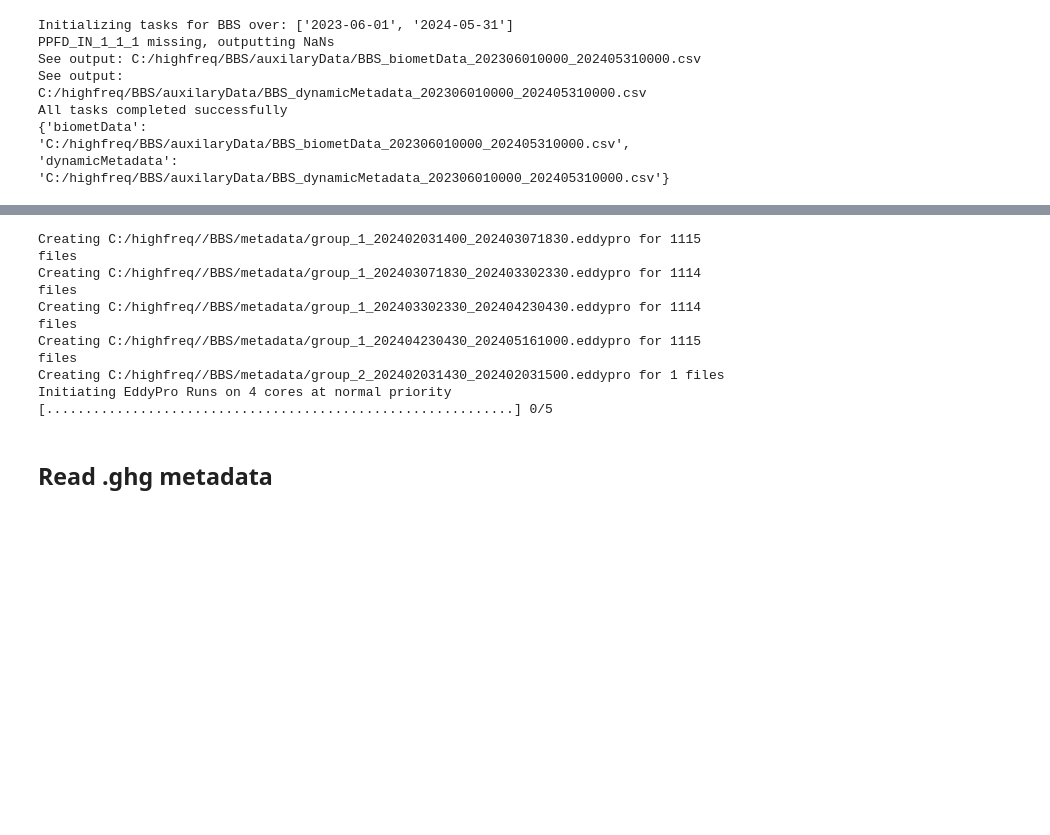
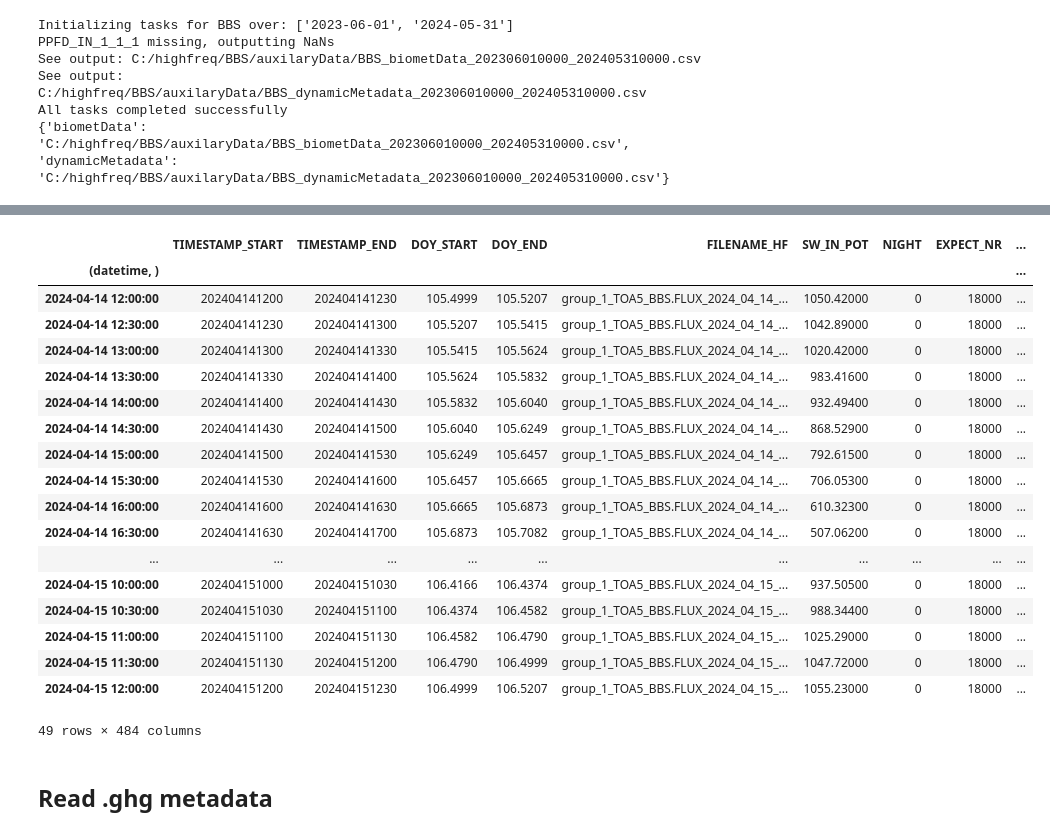
Before and after one commit to June-Skeeter/EddyPro_API, a Jupyter notebook: Testing.ipynb, the cells around one changed output, grey strips where cells are left out. Saved outputs shown, nothing was run; the diff lists cells and outputs as text; code cells hidden in the pictures; blank space fills up the shorter version.

Commit message:
fixed bugs blocking proper column identification

```diff
--- a/Testing.ipynb
+++ b/Testing.ipynb
@@ -90,37 +198,25 @@ Filter Flags
-# %%
-# Cospectral correction options
-hf_meth = {
-    'Moncrieff et al. (1997)':1,
-    'Horst (1997)':2,
-    'Ibrom et al. (2007)':3,
-    'Fratini et al. (2012)':4, # Recommended , when sufficient data (>1 month) are available
-    'Massman (2000, 2001)':5
-}
-
-userDefinedEddyProSettings = {
-    'Project':{
-        'hf_meth':hf_meth['Fratini et al. (2012)'],
-        },
-    'RawProcess_Settings':{
-        'v_offset':0.08,
-        },
-    }
-
-import eddyProAPI
-import importlib
-importlib.reload(eddyProAPI)
-
-siteID = 'BBS'
-
-eP = eddyProAPI.runEP(siteID,userDefinedEddyProSettings=userDefinedEddyProSettings,processes=4,**auxilaryDpaths)
-# %% [output]
-Creating C:/highfreq//BBS/metadata/group_1_202402031400_202403071830.eddypro for 1115 files
-Creating C:/highfreq//BBS/metadata/group_1_202403071830_202403302330.eddypro for 1114 files
-Creating C:/highfreq//BBS/metadata/group_1_202403302330_202404230430.eddypro for 1114 files
-Creating C:/highfreq//BBS/metadata/group_1_202404230430_202405161000.eddypro for 1115 files
-Creating C:/highfreq//BBS/metadata/group_2_202402031430_202402031500.eddypro for 1 files
-Initiating EddyPro Runs on 4 cores at normal priority
-[............................................................] 0/5
+# %%
+Temp
+# %% [output]
+|  | TIMESTAMP_START | TIMESTAMP_END | DOY_START | DOY_END | FILENAME_HF | SW_IN_POT | NIGHT | EXPECT_NR | ... |
+| (datetime, ) |  |  |  |  |  |  |  |  | ... |
+| 2024-04-14 12:00:00 | 202404141200 | 202404141230 | 105.4999 | 105.5207 | group_1_TOA5_BBS.FLUX_2024_04_14_... | 1050.42000 | 0 | 18000 | ... |
+| 2024-04-14 12:30:00 | 202404141230 | 202404141300 | 105.5207 | 105.5415 | group_1_TOA5_BBS.FLUX_2024_04_14_... | 1042.89000 | 0 | 18000 | ... |
+| 2024-04-14 13:00:00 | 202404141300 | 202404141330 | 105.5415 | 105.5624 | group_1_TOA5_BBS.FLUX_2024_04_14_... | 1020.42000 | 0 | 18000 | ... |
+| 2024-04-14 13:30:00 | 202404141330 | 202404141400 | 105.5624 | 105.5832 | group_1_TOA5_BBS.FLUX_2024_04_14_... | 983.41600 | 0 | 18000 | ... |
+| 2024-04-14 14:00:00 | 202404141400 | 202404141430 | 105.5832 | 105.6040 | group_1_TOA5_BBS.FLUX_2024_04_14_... | 932.49400 | 0 | 18000 | ... |
+| 2024-04-14 14:30:00 | 202404141430 | 202404141500 | 105.6040 | 105.6249 | group_1_TOA5_BBS.FLUX_2024_04_14_... | 868.52900 | 0 | 18000 | ... |
+| 2024-04-14 15:00:00 | 202404141500 | 202404141530 | 105.6249 | 105.6457 | group_1_TOA5_BBS.FLUX_2024_04_14_... | 792.61500 | 0 | 18000 | ... |
+| 2024-04-14 15:30:00 | 202404141530 | 202404141600 | 105.6457 | 105.6665 | group_1_TOA5_BBS.FLUX_2024_04_14_... | 706.05300 | 0 | 18000 | ... |
+| 2024-04-14 16:00:00 | 202404141600 | 202404141630 | 105.6665 | 105.6873 | group_1_TOA5_BBS.FLUX_2024_04_14_... | 610.32300 | 0 | 18000 | ... |
+| 2024-04-14 16:30:00 | 202404141630 | 202404141700 | 105.6873 | 105.7082 | group_1_TOA5_BBS.FLUX_2024_04_14_... | 507.06200 | 0 | 18000 | ... |
+| ... | ... | ... | ... | ... | ... | ... | ... | ... | ... |
+| 2024-04-15 10:00:00 | 202404151000 | 202404151030 | 106.4166 | 106.4374 | group_1_TOA5_BBS.FLUX_2024_04_15_... | 937.50500 | 0 | 18000 | ... |
+| 2024-04-15 10:30:00 | 202404151030 | 202404151100 | 106.4374 | 106.4582 | group_1_TOA5_BBS.FLUX_2024_04_15_... | 988.34400 | 0 | 18000 | ... |
+| 2024-04-15 11:00:00 | 202404151100 | 202404151130 | 106.4582 | 106.4790 | group_1_TOA5_BBS.FLUX_2024_04_15_... | 1025.29000 | 0 | 18000 | ... |
+| 2024-04-15 11:30:00 | 202404151130 | 202404151200 | 106.4790 | 106.4999 | group_1_TOA5_BBS.FLUX_2024_04_15_... | 1047.72000 | 0 | 18000 | ... |
+| 2024-04-15 12:00:00 | 202404151200 | 202404151230 | 106.4999 | 106.5207 | group_1_TOA5_BBS.FLUX_2024_04_15_... | 1055.23000 | 0 | 18000 | ... |
+49 rows × 484 columns
 # %%
 ## To DO: Add Output ID on merge so we can trace down specific thread/log file for a given run
 ## Same timestamp can have different outputs depending on batch it was run in
```
Also changed, not shown: parts of 5 cells of this notebook, 14 other files.
